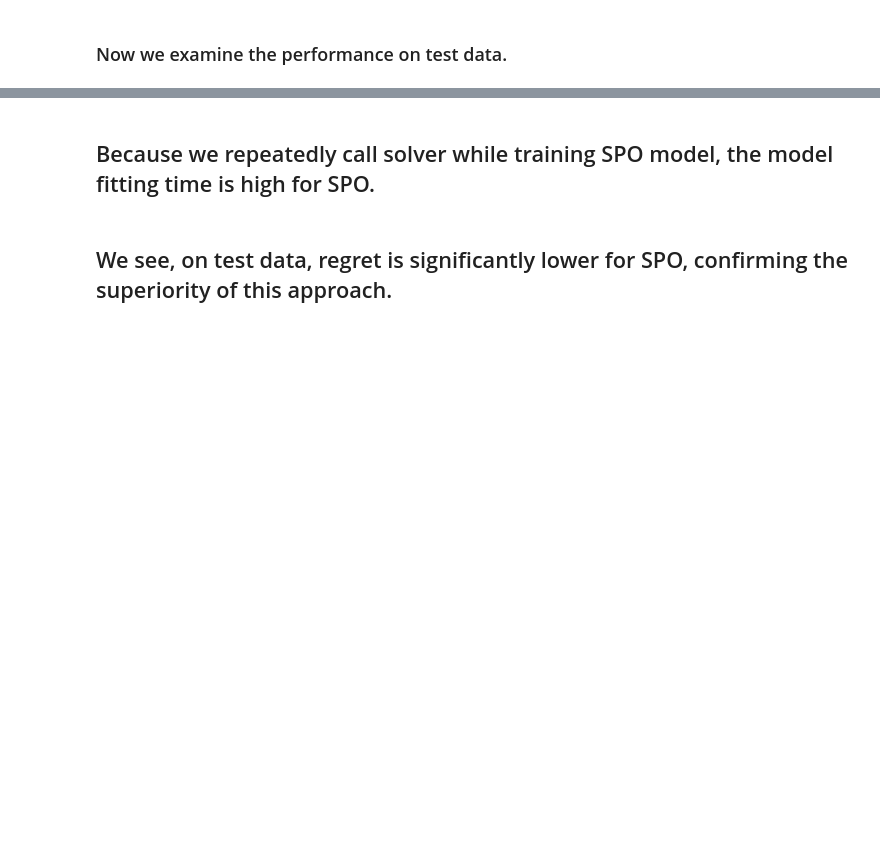
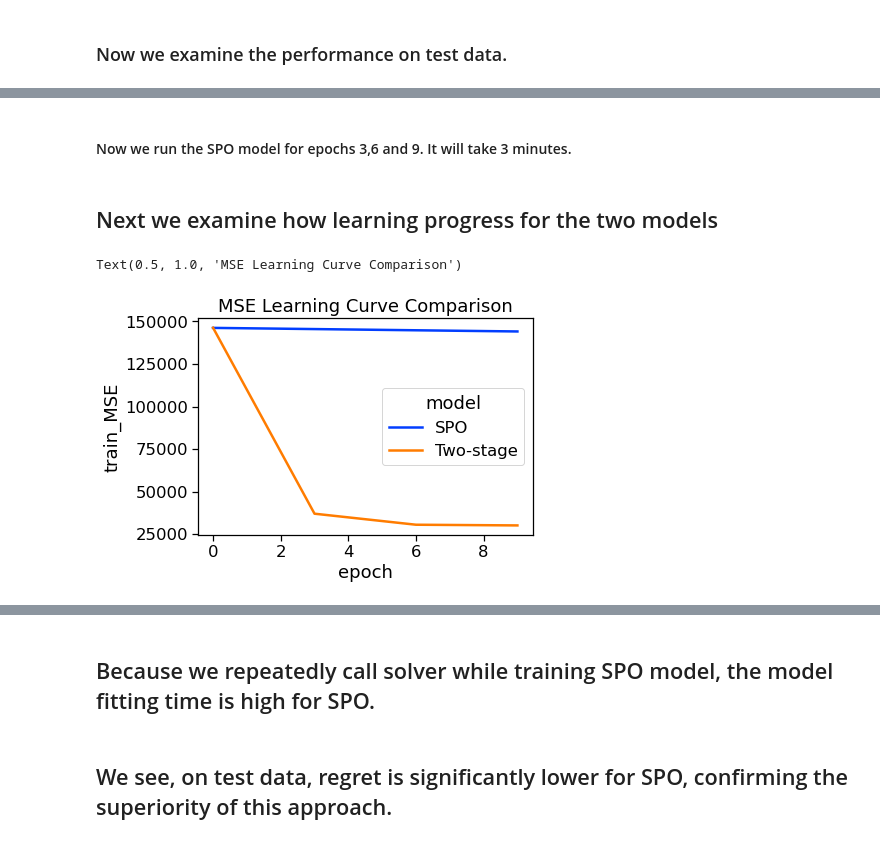
Before and after one commit to CPMpy/cpmpy, a Jupyter notebook: examples/CPMPY_Pred+Opt.ipynb, the cells around one changed output, grey strips where cells are left out. Cells and saved outputs as stored; diff of their text form; code cells hidden in the pictures; blank space fills up the shorter version.

Commit message:
Tensorboard learning curve added

```diff
--- a/examples/CPMPY_Pred+Opt.ipynb
+++ b/examples/CPMPY_Pred+Opt.ipynb
@@ -14,6 +14,13 @@ from sklearn.metrics import make_scorer
 import sklearn
 #seaborn for creating nice plot
 import seaborn as sns
+import time
+from tqdm import tqdm
 # sns.set_theme()
 sns.set_context("notebook", font_scale=1.5, rc={"lines.linewidth": 2.5})
 import os
+## tensorboard to look at learning curve
+from torch.utils.tensorboard import SummaryWriter
+from sklearn.model_selection import learning_curve
+writer = SummaryWriter('runs/CPMPY')
+%load_ext tensorboard
@@ -193,7 +214,7 @@ class reg:
 # %% [markdown]
 #### A wrapper module to to train and test multiple times. We will use the inbuilt cross_validate module to train and test `n_run` times.
 # %%
-def repeatrun(n_train, n_test,n_run=10):
+def repeatrun(n_train, n_test,n_run=1):
     i = 0
     while i < n_run:
         idx1 = np.arange(0, n_train , dtype=int)
@@ -353,0 +483,28 @@ sns.lineplot(y='train_MSE', x='epoch',
+# %%
+regression_df = pd.DataFrame()
+for epoch in tqdm(range(0,10,3)):
+    scoring = {'Regret': make_scorer(regret_score),
+                'MSE': make_scorer(mse)}
+    model = reg(optim=optim.SGD, epochs=epoch,lr= 0.01)
+    cv = repeatrun(len(y_train),len(y_test))
+    scores = cross_validate(model, x,y, scoring=scoring,cv=cv, return_train_score=True)
+    scores = pd.DataFrame.from_dict(scores)
+    scores['epoch'] = epoch
+    regression_df = regression_df.append(scores)
+regression_df['model'] ="Two-stage"
+regression_df.reset_index(inplace=True)
+# %% [markdown]
+#### Now we run the SPO model for epochs 3,6 and 9. It will take 3 minutes.
+# %%
+spo_df = pd.DataFrame()
+for epoch in tqdm(range(0,10,3)):
+    scoring = {'Regret': make_scorer(regret_score),
+                'MSE': make_scorer(mse)}
+    model = SPO(optim=optim.Adam, epochs=epoch,lr= 0.01)
+    cv = repeatrun(len(y_train),len(y_test))
+    scores = cross_validate(model, x,y, scoring=scoring,cv=cv, return_train_score=True)
+    scores = pd.DataFrame.from_dict(scores)
+    scores['epoch'] = epoch
+    spo_df = spo_df.append(scores)
+spo_df['model'] ="SPO"
+spo_df.reset_index(inplace=True)
@@ -353,0 +513,12 @@ sns.lineplot(y='train_MSE', x='epoch',
+# %% [markdown]
+## Next we examine how learning progress for the two models
+# %%
+# This needs title: learning curve
+sns.lineplot(y='train_MSE', x='epoch',
+#                  markers=['o', 'v', 'D', 'P', 'X', 'h', 'H',  'd', '^', '8','<', '>', '*', 's', 'p',],
+             dashes=False,legend="full",
+                 hue="model",palette=sns.color_palette('bright',n_colors=2),
+             data = rslt_df).set_title("MSE Learning Curve Comparison")
+# %% [output]
+Text(0.5, 1.0, 'MSE Learning Curve Comparison')
+[figure, added]
```
Also changed, not shown: parts of 44 cells of this notebook.
